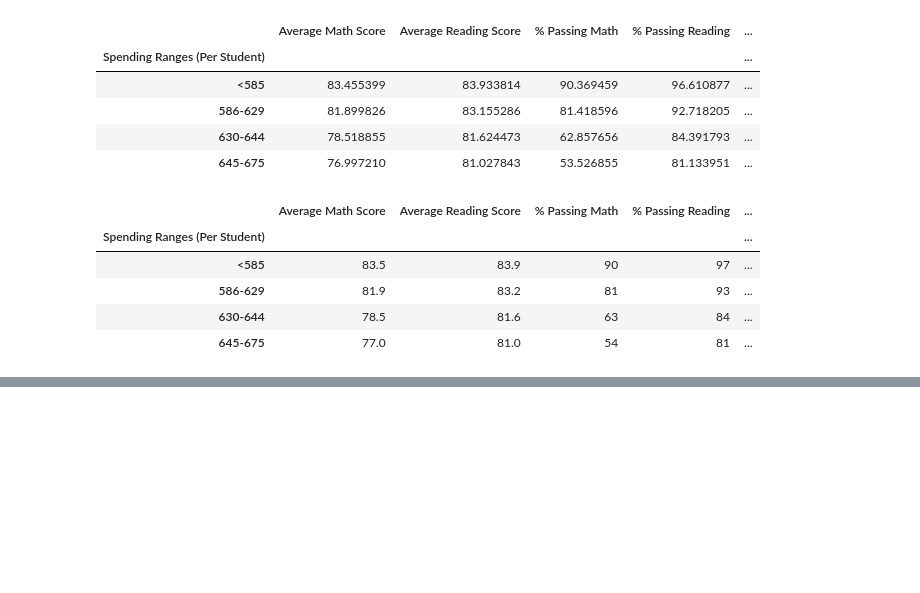
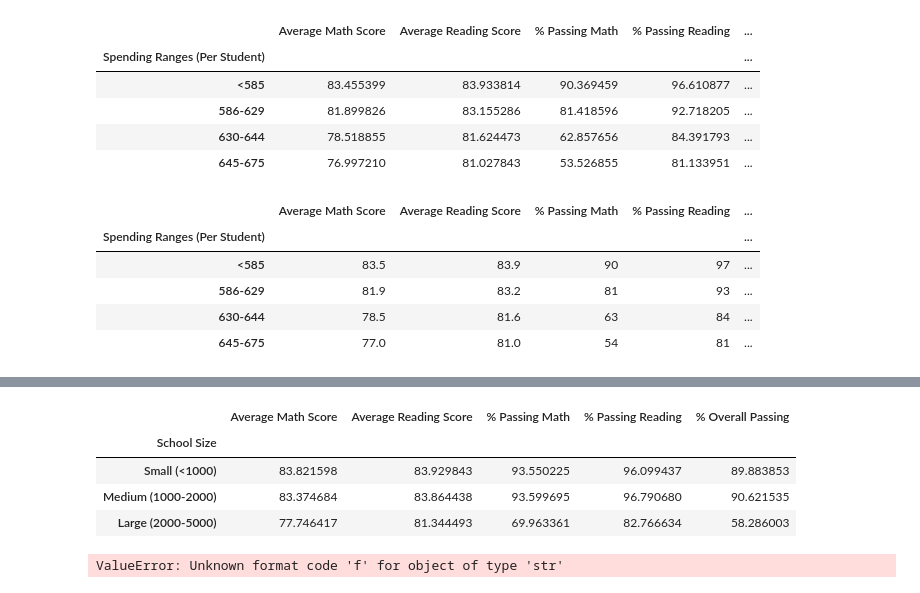
Before and after one commit to amuthusa/School_District_Analysis, a Jupyter notebook: PyCitySchools.ipynb, the cells around one changed output, grey strips where cells are left out. Saved outputs shown, nothing was run; the diff lists cells and outputs as text; code cells hidden in the pictures; blank space fills up the shorter version.

Commit message:
Added code to analyze if there is correlation between student count  and scores

```diff
--- a/PyCitySchools.ipynb
+++ b/PyCitySchools.ipynb
@@ -879,0 +912,5 @@ spending_summary_df
+# %%
+#create bins to segregate the schools based on the size
+size_bins = [0,1000, 2000, 5000]
+size_group_names = ["Small (<1000)", "Medium (1000-2000)", "Large (2000-5000)"]
+pd.cut(per_school_counts, size_bins, labels=size_group_names)
@@ -879,0 +935,4 @@ spending_summary_df
+# %%
+#Categorize spending based on the size bins
+per_school_summary_df["School Size"] = pd.cut(per_school_summary_df["Total Students"], size_bins, labels=size_group_names)
+per_school_summary_df
@@ -879,0 +956,34 @@ spending_summary_df
+# %%
+#group by school_size correlation to average math score, reading score, %Passing Math, %Passing Reading, %Passing Overall
+size_math_scores = per_school_summary_df.groupby(["School Size"]).mean()["Average Math Score"]
+size_reading_scores = per_school_summary_df.groupby(["School Size"]).mean()["Average Reading Score"]
+size_passing_math = per_school_summary_df.groupby(["School Size"]).mean()["% Passing Math"]
+size_passing_reading = per_school_summary_df.groupby(["School Size"]).mean()["% Passing Reading"]
+size_passing_overall = per_school_summary_df.groupby(["School Size"]).mean()["% Overall Passing"]
+# %%
+#create dataframe to display size based performance
+size_summary_df = pd.DataFrame({
+    "Average Math Score": size_math_scores,
+    "Average Reading Score": size_reading_scores,
+    "% Passing Math": size_passing_math,
+    "% Passing Reading": size_passing_reading,
+    "% Overall Passing": size_passing_overall
+})
+size_summary_df
+# %% [output]
+|  | Average Math Score | Average Reading Score | % Passing Math | % Passing Reading | % Overall Passing |
+| School Size |  |  |  |  |  |
+| Small (<1000) | 83.821598 | 83.929843 | 93.550225 | 96.099437 | 89.883853 |
+| Medium (1000-2000) | 83.374684 | 83.864438 | 93.599695 | 96.790680 | 90.621535 |
+| Large (2000-5000) | 77.746417 | 81.344493 | 69.963361 | 82.766634 | 58.286003 |
+# %%
+#Formatting
+size_summary_df["Average Math Score"] = size_summary_df["Average Math Score"].map("{:.1f}".format)
+size_summary_df["Average Reading Score"] = size_summary_df["Average Reading Score"].map("{:.1f}".format)
+size_summary_df["% Passing Math"] = size_summary_df["% Passing Math"].map("{:.0f}".format)
+size_summary_df["% Passing Reading"] = size_summary_df["% Passing Reading"].map("{:.0f}".format)
+size_summary_df["% Overall Passing"] = size_summary_df["% Overall Passing"].map("{:.0f}".format)
+
+size_summary_df
+# %% [output]
+ValueError: Unknown format code 'f' for object of type 'str'
```
Also changed, not shown: parts of 4 cells of this notebook.
